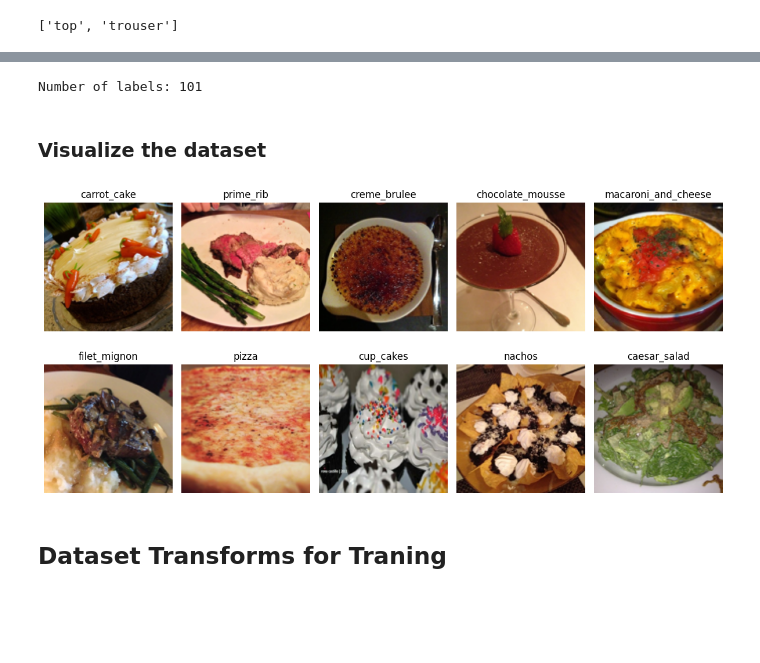
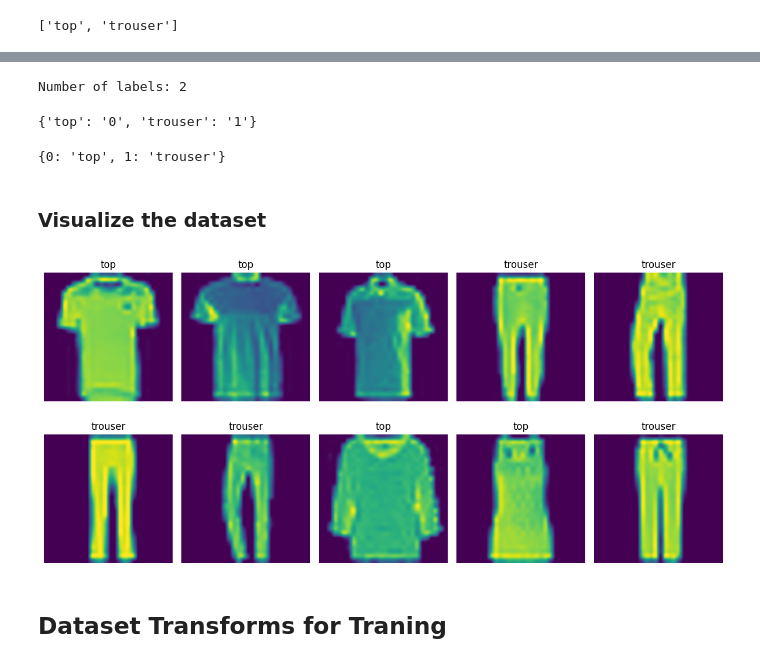
Before and after one commit to gabrieldewet/learning-and-experiments, a Jupyter notebook: ml/vision/img-class-timm.ipynb, the cells around one changed output, grey strips where cells are left out. Cells and saved outputs as stored; diff of their text form; code cells hidden in the pictures; blank space fills up the shorter version.

Commit message:
train models

```diff
--- a/ml/vision/img-class-timm.ipynb
+++ b/ml/vision/img-class-timm.ipynb
@@ -69,6 +68,8 @@ print(classes)
 # %% [output]
 ['top', 'trouser']
 # %%
+label2id = {"top": 0, "trouser": 1}
+
 # To transformers dataset
 all_images = []
 labels = []
@@ -80,9 +81,9 @@ with open("./data/fashion_mnist/fashion_mnist.jsonl", "w") as f:
         for img_path in class_path.glob("*.png"):
             new_path = shutil.copy2(img_path.as_posix(), images_path.parent / "images")
             all_images.append(new_path)
-            labels.append(class_)
+            labels.append(label2id[class_])
 
-            f.write(json.dumps({"id": id_, "filename": img_path.name, "label": class_}) + "\n")
+            f.write(json.dumps({"id": id_, "filename": img_path.name, "label": label2id[class_]}) + "\n")
             id_ += 1
 
 # Create a Hugging Face Dataset
@@ -168,5 +118,5 @@ Number of validation examples: 25250
 # %%
-labels = train_ds.features["label"].names
+labels = classes
 num_labels = len(labels)
 print(f"Number of labels: {num_labels}")
 
@@ -176,7 +126,15 @@ for i, label in enumerate(labels):
     label2id[label] = str(i)
     id2label[i] = label
 # %% [output]
-Number of labels: 101
+Number of labels: 2
+# %%
+label2id
+# %% [output]
+{'top': '0', 'trouser': '1'}
+# %%
+id2label
+# %% [output]
+{0: 'top', 1: 'trouser'}
 # %% [markdown]
 ### Visualize the dataset
 # %%
@@ -198,11 +156,11 @@ def display_image_grid(images, labels, rows=2, cols=5, figsize=(12, 6), target_s
     plt.tight_layout()
     plt.show()
 # %%
-samples = train_ds.shuffle().select(range(10))
-sample_images = samples["image"]
-sample_labels = [id2label[id] for id in samples["label"]]
+samples = train_set.shuffle().select(range(10))
+sample_images = [Image.open(img_path) for img_path in samples["image_path"]]
+sample_labels = [id2label[label] for label in samples["label"]]
 display_image_grid(sample_images, sample_labels)
 # %% [output]
-[figure, old version]
+[figure, new version]
 # %% [markdown]
 ## Dataset Transforms for Traning
```
Also changed, not shown: parts of 21 cells of this notebook, 3 other files.
